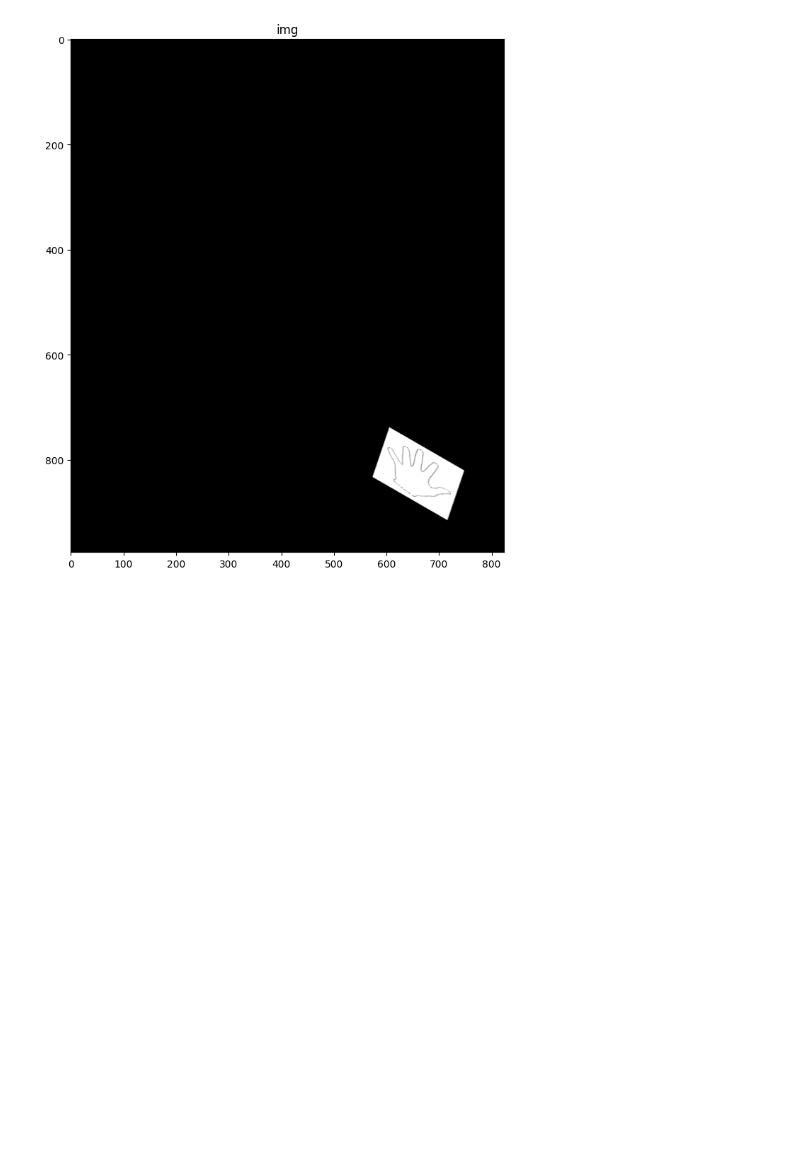
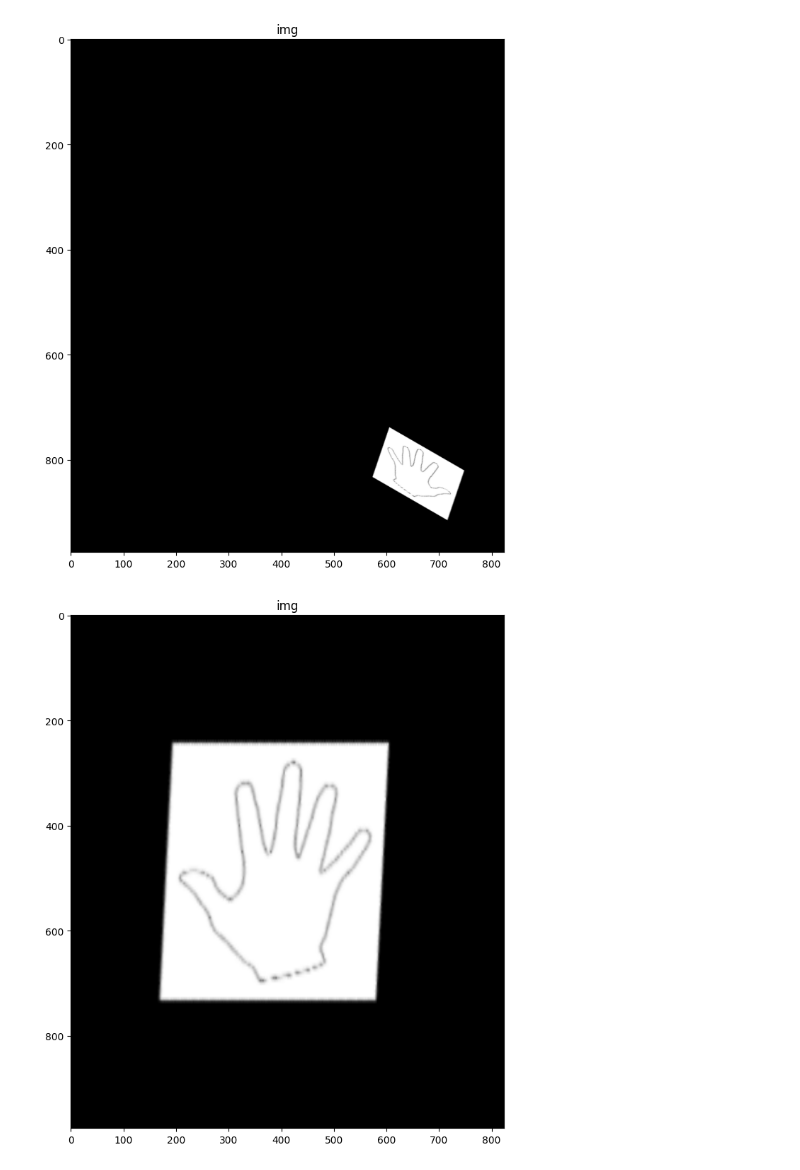
Before and after one commit to MDehghaniF/MultiMedia_HW02, a Jupyter notebook: Q1.ipynb, the cells around one changed output. Saved outputs shown, nothing was run; the diff lists cells and outputs as text; code cells hidden in the pictures; blank space fills up the shorter version.

```diff
--- a/Q1.ipynb
+++ b/Q1.ipynb
@@ -50,6 +50,7 @@ tmp = cv2.warpAffine(tmp, rot_mat, tmp.shape[1::-1], flags=cv2.INTER_LINEAR)
 T = np.float32([[1,0,550],[0,1,650]])
 tmp = cv2.warpAffine(tmp, T, tmp.shape[1::-1])
 
+q1 = tmp
 imshow(tmp)
 # %% [output]
 [figure]
@@ -57,0 +57,21 @@ T = np.float32([[1,0],[.5,1]])
+# %%
+# T = np.float32([[1,0,-550],[0,1,-650]])
+# tmp = cv2.warpAffine(transformed_image, T, transformed_image.shape[1::-1])
+
+T = np.float32([[1,0,-550],[0,1,-650]])
+tmp = cv2.warpAffine(q1, T, q1.shape[1::-1])
+
+rot_mat = cv2.getRotationMatrix2D(tuple([0,0]), +30, 1.0)
+tmp = cv2.warpAffine(tmp, rot_mat, tmp.shape[1::-1], flags=cv2.INTER_LINEAR)
+
+T = np.float32([[1,-.2,0],[0,1,0]])
+tmp = cv2.warpAffine(tmp, T, tmp.shape[1::-1])
+
+T = np.float32([[2.5,0,0],[0,5,0]])
+tmp = cv2.warpAffine(tmp, T, tmp.shape[1::-1])
+
+tmp = cv2.flip(tmp,1)
+
+imshow(tmp)
+# %% [output]
+[figure, added]
```
Also changed, not shown: parts of 1 cell of this notebook.
